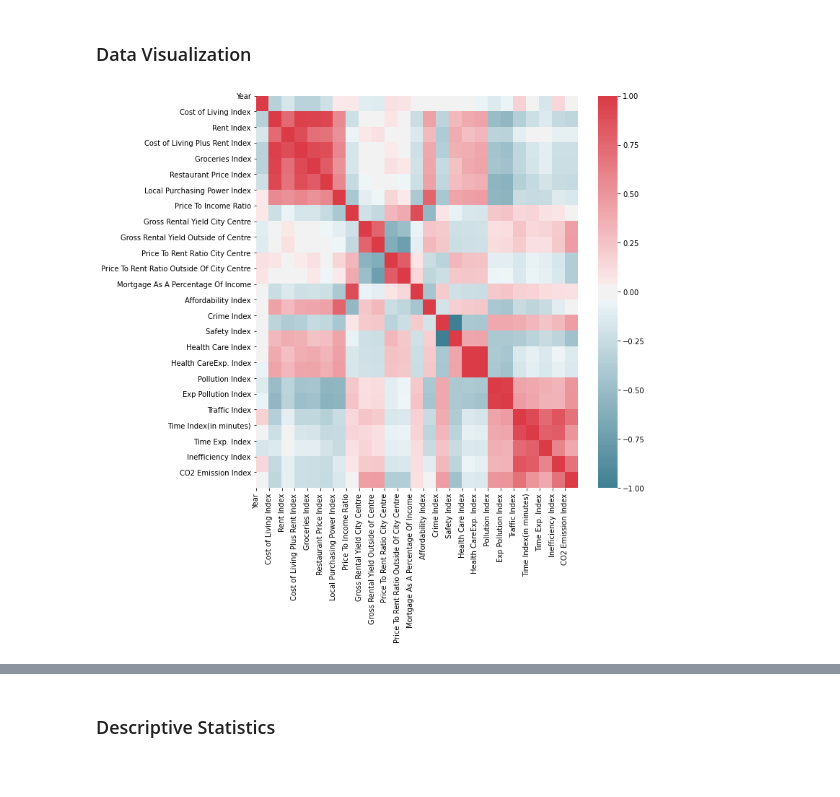
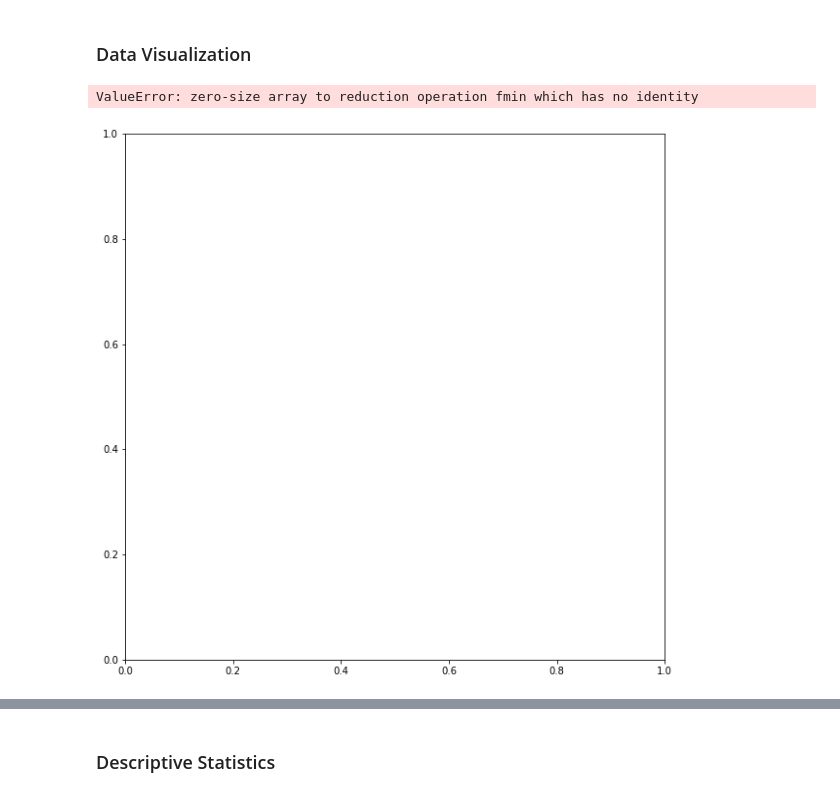
Before and after one commit to SvetiB/AirQualityStuttgart, a Jupyter notebook: AirQualityStuttgart.ipynb, the cells around one changed output, grey strips where cells are left out. Cells and saved outputs as stored; diff of their text form; code cells hidden in the pictures.

```diff
--- a/AirQualityStuttgart.ipynb
+++ b/AirQualityStuttgart.ipynb
@@ -75,9 +119,10 @@ df_ges.head(5)
 ### Data Visualization
 # %%
 from utils import heatMap
-heatMap(df_outer)
+heatMap(df_ges)
 # %% [output]
+ValueError: zero-size array to reduction operation fmin which has no identity
-[figure, old version]
+[figure, new version]
 # %%
 #sns.pairplot(data=df_outer)
 # %%
```
Also changed, not shown: parts of 14 cells of this notebook.
